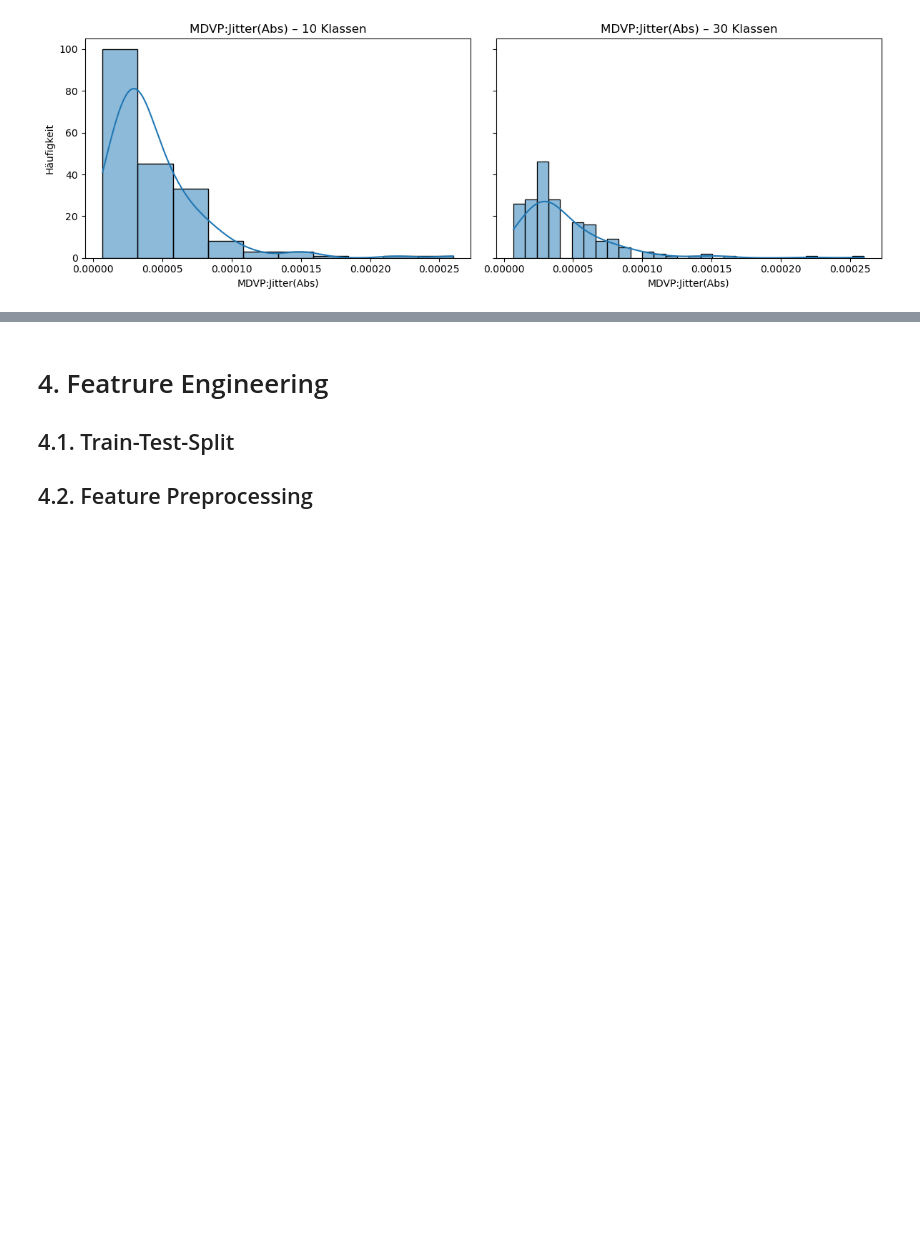
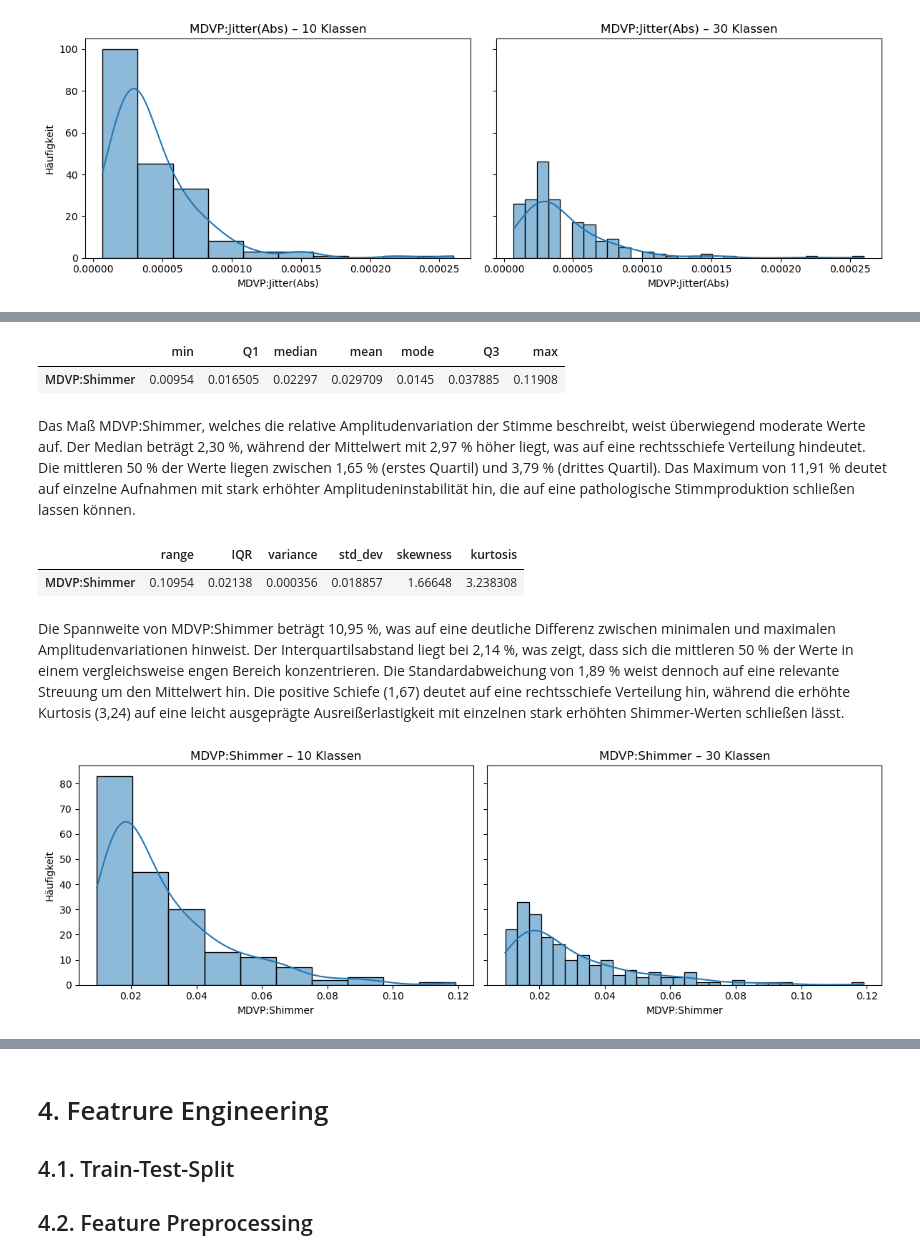
Before and after one commit to annikavanrooijen/Parkinson-Detection, a Jupyter notebook: Semesterprojekt.ipynb, the cells around one changed output, grey strips where cells are left out. Drawn from its saved outputs; the diff is of its cells as text; code cells hidden in the pictures; blank space fills up the shorter version.

```diff
--- a/Semesterprojekt.ipynb
+++ b/Semesterprojekt.ipynb
@@ -607,0 +598,20 @@ Beschreiben Streuung und Form der Frequenzvariation
+# %%
+variable = "MDVP:Shimmer"
+# %%
+lagemasse(df[variable])
+# %% [output]
+|  | min | Q1 | median | mean | mode | Q3 | max |
+| MDVP:Shimmer | 0.00954 | 0.016505 | 0.02297 | 0.029709 | 0.0145 | 0.037885 | 0.11908 |
+# %% [markdown]
+Das Maß MDVP:Shimmer, welches die relative Amplitudenvariation der Stimme beschreibt, weist überwiegend moderate Werte auf. Der Median beträgt 2,30 %, während der Mittelwert mit 2,97 % höher liegt, was auf eine rechtsschiefe Verteilung hindeutet. Die mittleren 50 % der Werte liegen zwischen 1,65 % (erstes Quartil) und 3,79 % (drittes Quartil). Das Maximum von 11,91 % deutet auf einzelne Aufnahmen mit stark erhöhter Amplitudeninstabilität hin, die auf eine pathologische Stimmproduktion schließen lassen können.
+# %%
+streumasse(df[variable])
+# %% [output]
+|  | range | IQR | variance | std_dev | skewness | kurtosis |
+| MDVP:Shimmer | 0.10954 | 0.02138 | 0.000356 | 0.018857 | 1.66648 | 3.238308 |
+# %% [markdown]
+Die Spannweite von MDVP:Shimmer beträgt 10,95 %, was auf eine deutliche Differenz zwischen minimalen und maximalen Amplitudenvariationen hinweist. Der Interquartilsabstand liegt bei 2,14 %, was zeigt, dass sich die mittleren 50 % der Werte in einem vergleichsweise engen Bereich konzentrieren. Die Standardabweichung von 1,89 % weist dennoch auf eine relevante Streuung um den Mittelwert hin. Die positive Schiefe (1,67) deutet auf eine rechtsschiefe Verteilung hin, während die erhöhte Kurtosis (3,24) auf eine leicht ausgeprägte Ausreißerlastigkeit mit einzelnen stark erhöhten Shimmer-Werten schließen lässt.
+# %%
+plot_histogram_comparison(df, variable, 10, 30)
+# %% [output]
+[figure, added]
```
Also changed, not shown: parts of 107 cells of this notebook.
